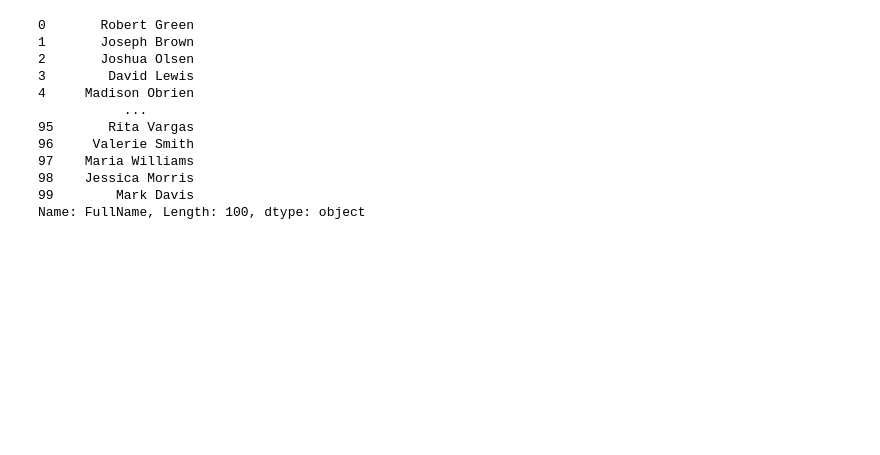
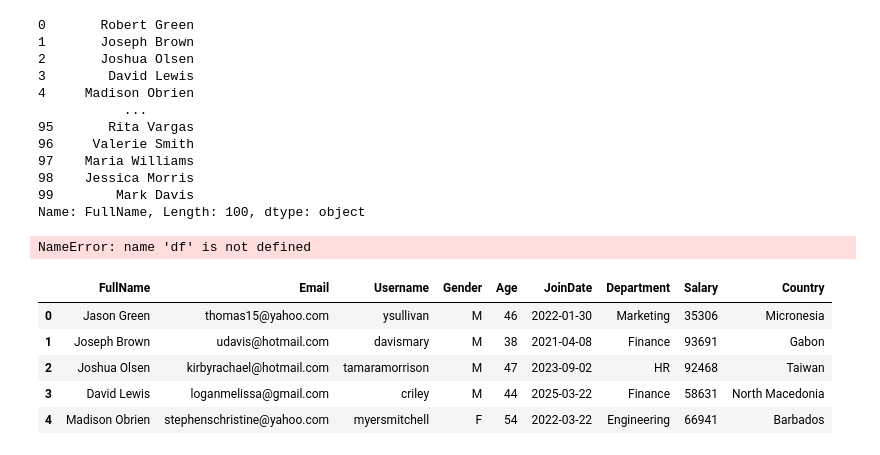
Before and after one commit to prasad-hp/Data_Analysis_Practice, a Jupyter notebook: dataframe.ipynb, the cells around one changed output. Cells and saved outputs as stored; diff of their text form; code cells hidden in the pictures; blank space fills up the shorter version.

```diff
--- a/dataframe.ipynb
+++ b/dataframe.ipynb
@@ -471,3 +471,16 @@ df["FullName"].str.replace("Jason", "Robert")
 98    Jessica Morris
 99        Mark Davis
 Name: FullName, Length: 100, dtype: object
+# %%
+df
+# %% [output]
+NameError: name 'df' is not defined
+# %%
+df.head()
+# %% [output]
+|  | FullName | Email | Username | Gender | Age | JoinDate | Department | Salary | Country |
+| 0 | Jason Green | thomas15@yahoo.com | ysullivan | M | 46 | 2022-01-30 | Marketing | 35306 | Micronesia |
+| 1 | Joseph Brown | udavis@hotmail.com | davismary | M | 38 | 2021-04-08 | Finance | 93691 | Gabon |
+| 2 | Joshua Olsen | kirbyrachael@hotmail.com | tamaramorrison | M | 47 | 2023-09-02 | HR | 92468 | Taiwan |
+| 3 | David Lewis | loganmelissa@gmail.com | criley | M | 44 | 2025-03-22 | Finance | 58631 | North Macedonia |
+| 4 | Madison Obrien | stephenschristine@yahoo.com | myersmitchell | F | 54 | 2022-03-22 | Engineering | 66941 | Barbados |
```
Also changed, not shown: parts of 8 cells of this notebook, 4 other files.
